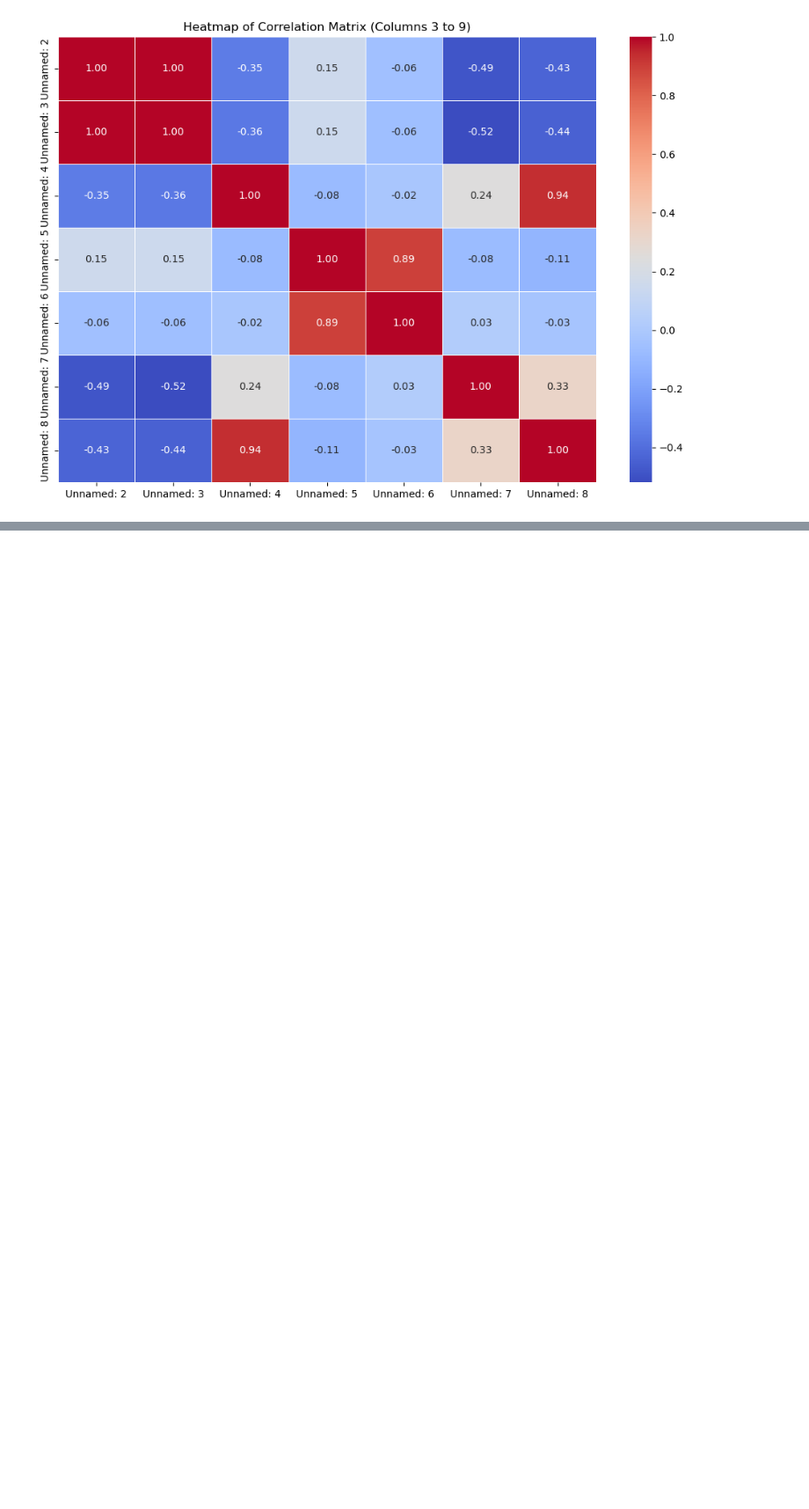
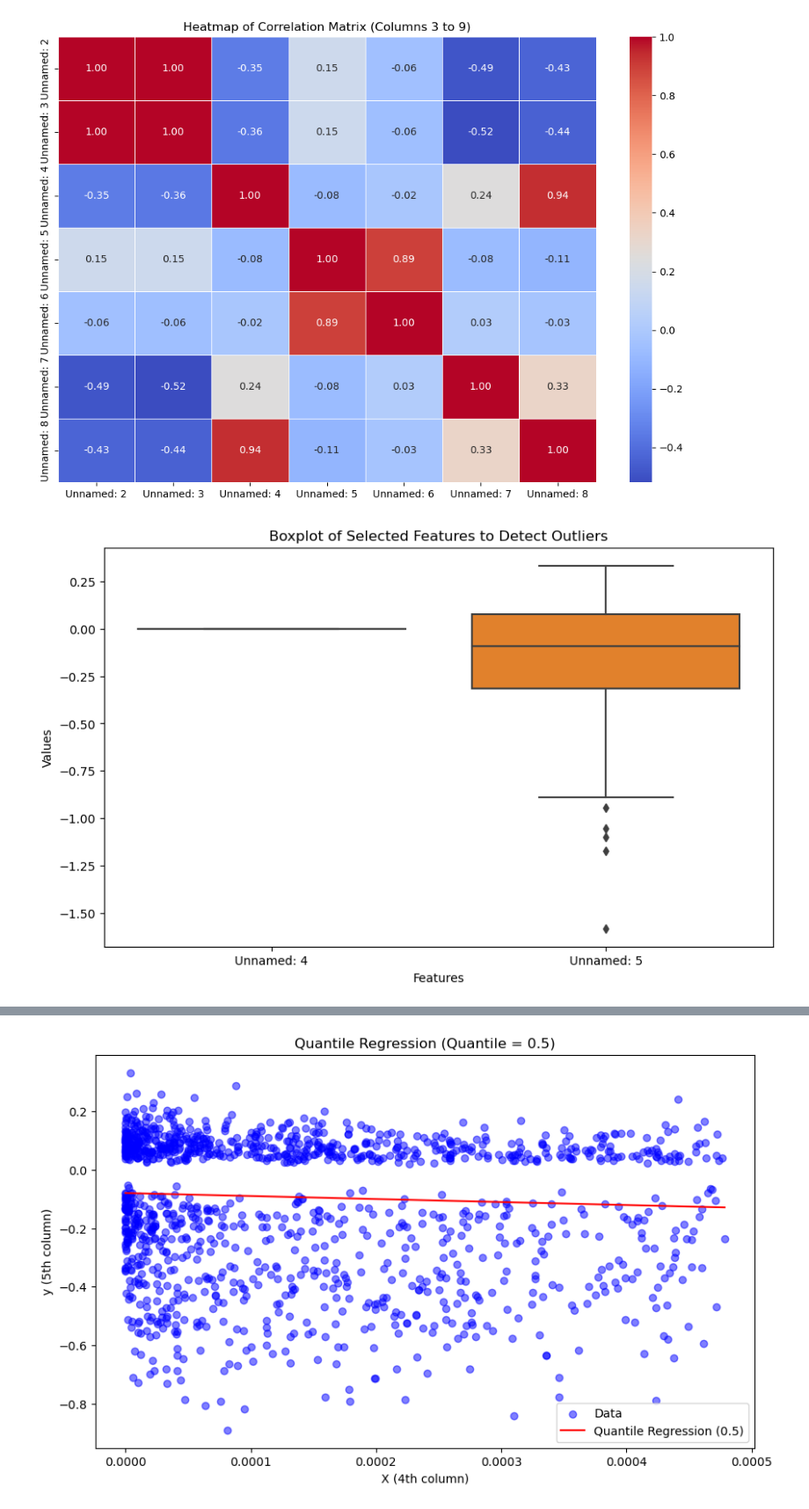
Before and after one commit to eternalshash/Research.IIT, a Jupyter notebook: s.choudhryS1/Model(s)s7.ipynb, the cells around one changed output, grey strips where cells are left out. Shown at 88% size. Drawn from its saved outputs; the diff is of its cells as text; code cells hidden in the pictures; blank space fills up the shorter version.

```diff
--- a/s.choudhryS1/Model(s)s7.ipynb
+++ b/s.choudhryS1/Model(s)s7.ipynb
@@ -692,3 +692,80 @@ Unnamed: 6    0.026010   -0.028316
 Unnamed: 7    1.000000    0.326316
 Unnamed: 8    0.326316    1.000000
 [figure]
+# %%
+csvfilePath = '/Users/schoudhry/Desktop/Supplementary Tables S7 - S7.csv'
+data = pd.read_csv(csvfilePath)
+
+X = data.iloc[:, 4]
+y = data.iloc[:, 5]
+
+X = pd.to_numeric(X, errors='coerce').dropna()
+y = pd.to_numeric(y, errors='coerce').dropna()
+
+# Combine and drop NaNs to sync X and y
+data_clean = pd.concat([X, y], axis=1).dropna()
+
+plt.figure(figsize=(10, 6))
+sns.boxplot(data=data_clean)
+plt.title('Boxplot of Selected Features to Detect Outliers')
+plt.xlabel('Features')
+plt.ylabel('Values')
+plt.show()
+
+# Function to detect outliers using IQR protocols
+def detect_outliers(data):
+    Q1 = data.quantile(0.25)
+    Q3 = data.quantile(0.75)
+    IQR = Q3 - Q1
+    lower_bound = Q1 - 1.5 * IQR
+    upper_bound = Q3 + 1.5 * IQR
+    outliers = data[(data < lower_bound) | (data > upper_bound)]
+    return outliers
+
+# Detect outliers in both columns
+outliers_X = detect_outliers(data_clean.iloc[:, 0])
+outliers_y = detect_outliers(data_clean.iloc[:, 1])
+
+print("Outliers in X (column 4):")
+print(outliers_X)
+
+print("Outliers in y (column 5):")
+print(outliers_y)
+
+# Extract cleaned data without outliers
+data_no_outliers = data_clean[(~data_clean.iloc[:, 0].isin(outliers_X)) & (~data_clean.iloc[:, 1].isin(outliers_y))]
+
+# Extract cleaned data
+X_clean = data_no_outliers.iloc[:, 0]
+y_clean = data_no_outliers.iloc[:, 1]
+
+# Add a constants to the model
+X_clean = sm.add_constant(X_clean)
+
+# Fit the quantile regression model
+quantile = 0.5
+model = sm.QuantReg(y_clean, X_clean)
+res = model.fit(q=quantile)
+
+# Print the summary of the model
+print(res.summary())
+
+# Scatter plot with quantile regression line
+plt.figure(figsize=(10, 6))
+plt.scatter(X_clean.iloc[:, 1], y_clean, color='blue', alpha=0.5, label='Data')
+
+# Predict using the fitted model
+X_fit = np.linspace(X_clean.iloc[:, 1].min(), X_clean.iloc[:, 1].max(), 100)
+X_fit_with_const = sm.add_constant(X_fit)
+y_fit = res.predict(X_fit_with_const)
+
+plt.plot(X_fit, y_fit, color='red', label='Quantile Regression (0.5)')
+
+plt.xlabel('X (4th column)')
+plt.ylabel('y (5th column)')
+plt.title('Quantile Regression (Quantile = 0.5)')
+plt.legend()
+
+plt.show()
+# %% [output]
+[figure, added]
@@ -694,0 +789 @@ Unnamed: 8    0.326316    1.000000
+[figure, added]
```
Also changed, not shown: parts of 1 cell of this notebook.
